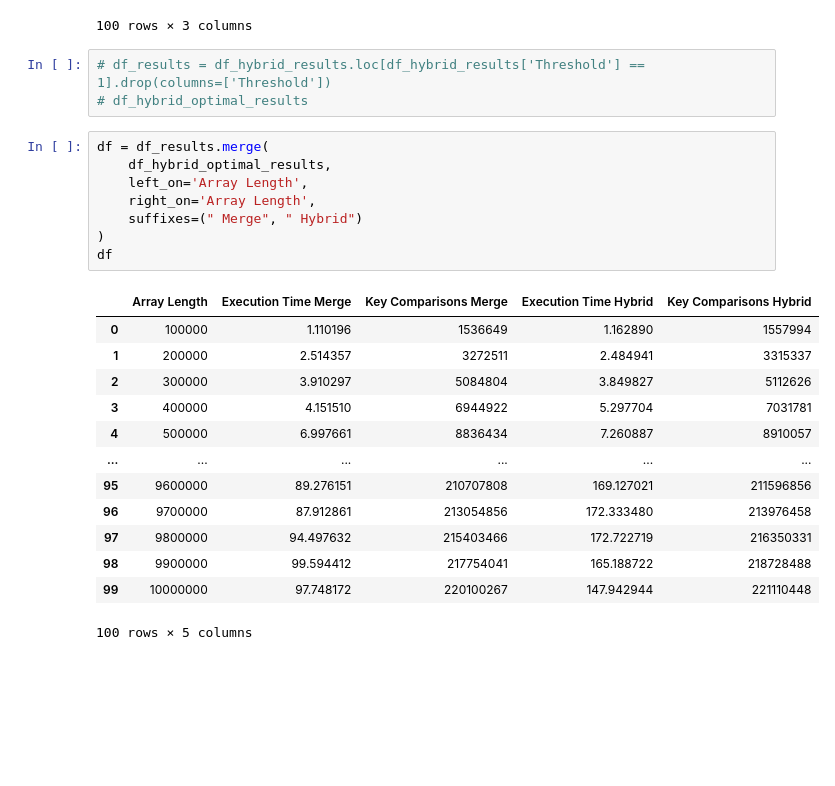
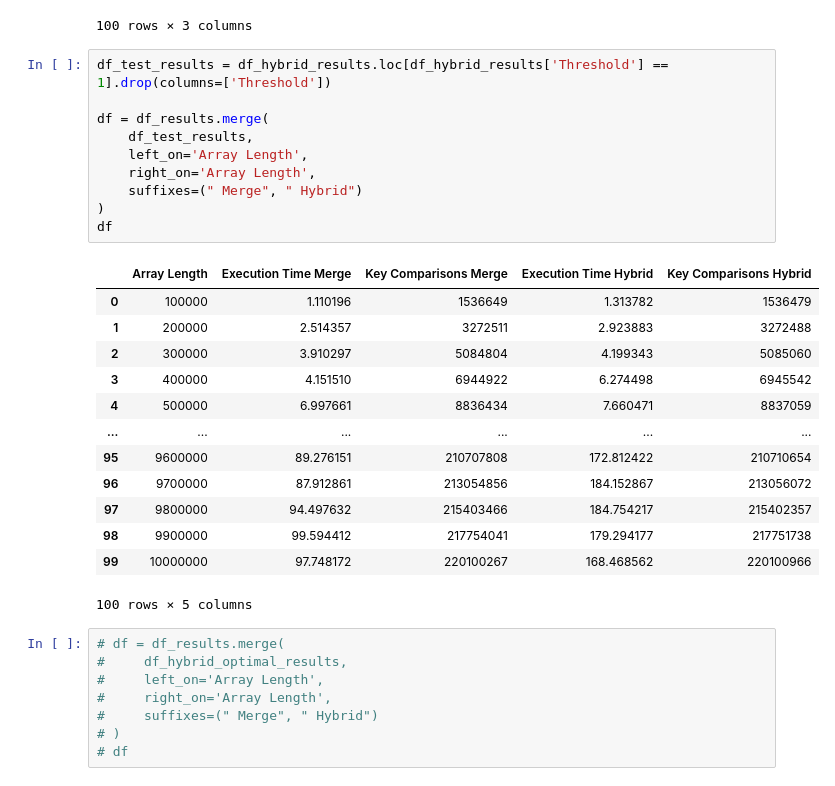
Before and after one commit to rachtrx/sc2001-sddb-group-6, a Jupyter notebook: project_1/analysis_merge.ipynb, the cells around one changed output. Saved outputs shown, nothing was run; the diff lists cells and outputs as text; blank space fills up the shorter version.

```diff
--- a/project_1/analysis_merge.ipynb
+++ b/project_1/analysis_merge.ipynb
@@ -59,30 +49,37 @@ df_hybrid_optimal_results
 | 4953 | 10000000 | 147.942944 | 221110448 |
 100 rows × 3 columns
 # %%
-# df_results = df_hybrid_results.loc[df_hybrid_results['Threshold'] == 1].drop(columns=['Threshold'])
-# df_hybrid_optimal_results
+df_test_results = df_hybrid_results.loc[df_hybrid_results['Threshold'] == 1].drop(columns=['Threshold'])
+
+df = df_results.merge(
+    df_test_results,
+    left_on='Array Length',
+    right_on='Array Length',
+    suffixes=(" Merge", " Hybrid")
+)
+df
+# %% [output]
+|  | Array Length | Execution Time Merge | Key Comparisons Merge | Execution Time Hybrid | Key Comparisons Hybrid |
+| 0 | 100000 | 1.110196 | 1536649 | 1.313782 | 1536479 |
+| 1 | 200000 | 2.514357 | 3272511 | 2.923883 | 3272488 |
+| 2 | 300000 | 3.910297 | 5084804 | 4.199343 | 5085060 |
+| 3 | 400000 | 4.151510 | 6944922 | 6.274498 | 6945542 |
+| 4 | 500000 | 6.997661 | 8836434 | 7.660471 | 8837059 |
+| ... | ... | ... | ... | ... | ... |
+| 95 | 9600000 | 89.276151 | 210707808 | 172.812422 | 210710654 |
+| 96 | 9700000 | 87.912861 | 213054856 | 184.152867 | 213056072 |
+| 97 | 9800000 | 94.497632 | 215403466 | 184.754217 | 215402357 |
+| 98 | 9900000 | 99.594412 | 217754041 | 179.294177 | 217751738 |
+| 99 | 10000000 | 97.748172 | 220100267 | 168.468562 | 220100966 |
+100 rows × 5 columns
 # %%
-df = df_results.merge(
-    df_hybrid_optimal_results,
-    left_on='Array Length',
-    right_on='Array Length',
-    suffixes=(" Merge", " Hybrid")
-)
-df
+# df = df_results.merge(
+#     df_hybrid_optimal_results,
+#     left_on='Array Length',
+#     right_on='Array Length',
+#     suffixes=(" Merge", " Hybrid")
+# )
+# df
-# %% [output]
-|  | Array Length | Execution Time Merge | Key Comparisons Merge | Execution Time Hybrid | Key Comparisons Hybrid |
-| 0 | 100000 | 1.110196 | 1536649 | 1.162890 | 1557994 |
-| 1 | 200000 | 2.514357 | 3272511 | 2.484941 | 3315337 |
-| 2 | 300000 | 3.910297 | 5084804 | 3.849827 | 5112626 |
-| 3 | 400000 | 4.151510 | 6944922 | 5.297704 | 7031781 |
-| 4 | 500000 | 6.997661 | 8836434 | 7.260887 | 8910057 |
-| ... | ... | ... | ... | ... | ... |
-| 95 | 9600000 | 89.276151 | 210707808 | 169.127021 | 211596856 |
-| 96 | 9700000 | 87.912861 | 213054856 | 172.333480 | 213976458 |
-| 97 | 9800000 | 94.497632 | 215403466 | 172.722719 | 216350331 |
-| 98 | 9900000 | 99.594412 | 217754041 | 165.188722 | 218728488 |
-| 99 | 10000000 | 97.748172 | 220100267 | 147.942944 | 221110448 |
-100 rows × 5 columns
 # %%
 import matplotlib.pyplot as plt
 import seaborn as sns
```
Also changed, not shown: parts of 3 cells of this notebook, 5 other files.
